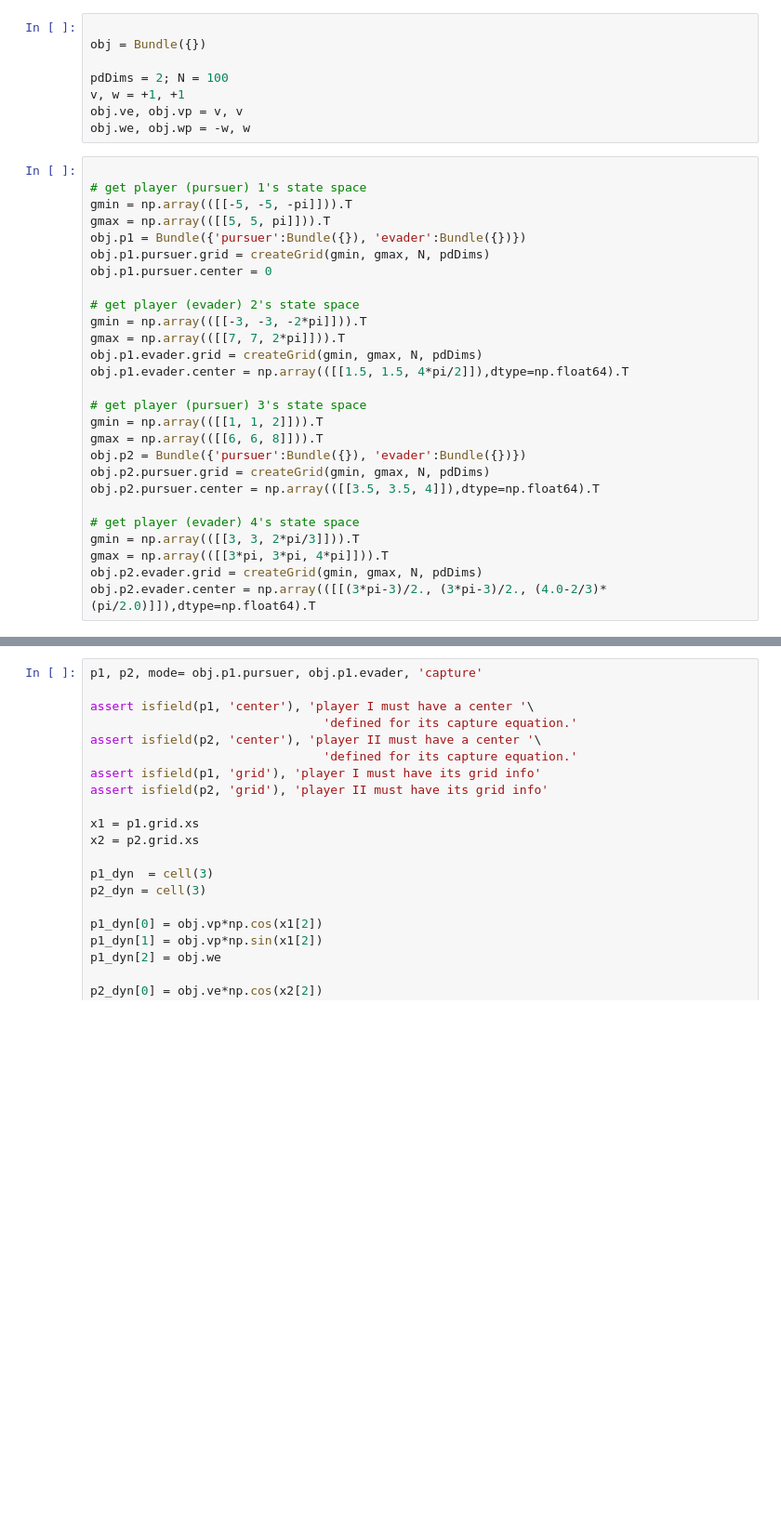
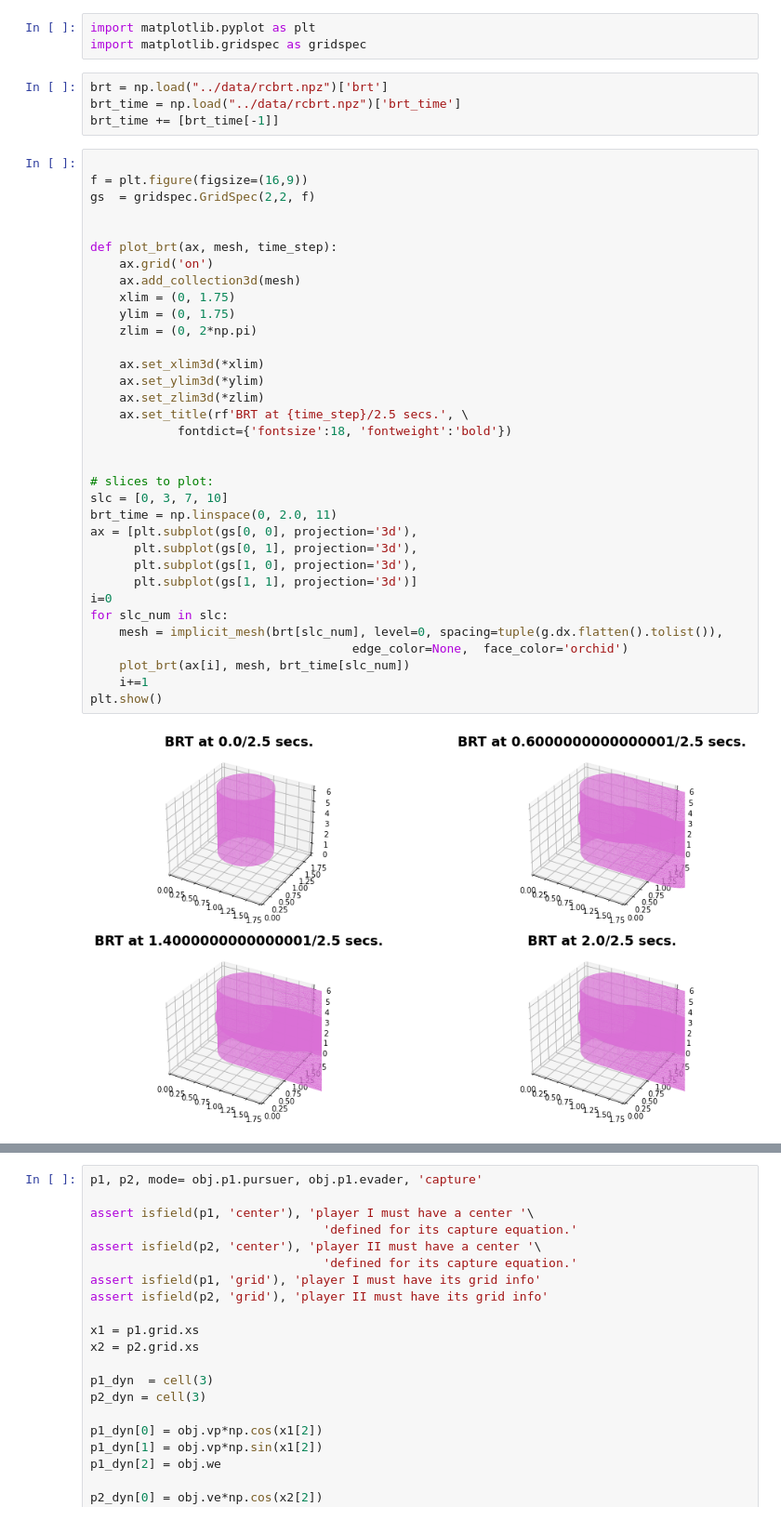
Before and after one commit to robotsorcerer/ComplexBRAT, a Jupyter notebook: Notes/large_brat.ipynb, the cells around one changed output, grey strips where cells are left out. Shown at 93% size. Saved outputs shown, nothing was run; the diff lists cells and outputs as text; blank space fills up the shorter version.

```diff
--- a/Notes/large_brat.ipynb
+++ b/Notes/large_brat.ipynb
@@ -22,35 +20,43 @@ ModuleNotFoundError: No module named 'LevelSetPy'
-# %%
-
-obj = Bundle({})
-
-pdDims = 2; N = 100
-v, w = +1, +1
-obj.ve, obj.vp = v, v
-obj.we, obj.wp = -w, w
-# %%
-
-# get player (pursuer) 1's state space
-gmin = np.array(([[-5, -5, -pi]])).T
-gmax = np.array(([[5, 5, pi]])).T
-obj.p1 = Bundle({'pursuer':Bundle({}), 'evader':Bundle({})})
-obj.p1.pursuer.grid = createGrid(gmin, gmax, N, pdDims)
-obj.p1.pursuer.center = 0
-
-# get player (evader) 2's state space
-gmin = np.array(([[-3, -3, -2*pi]])).T
-gmax = np.array(([[7, 7, 2*pi]])).T
-obj.p1.evader.grid = createGrid(gmin, gmax, N, pdDims)
-obj.p1.evader.center = np.array(([[1.5, 1.5, 4*pi/2]]),dtype=np.float64).T
-
-# get player (pursuer) 3's state space
-gmin = np.array(([[1, 1, 2]])).T
-gmax = np.array(([[6, 6, 8]])).T
-obj.p2 = Bundle({'pursuer':Bundle({}), 'evader':Bundle({})})
-obj.p2.pursuer.grid = createGrid(gmin, gmax, N, pdDims)
-obj.p2.pursuer.center = np.array(([[3.5, 3.5, 4]]),dtype=np.float64).T
-
-# get player (evader) 4's state space
-gmin = np.array(([[3, 3, 2*pi/3]])).T
-gmax = np.array(([[3*pi, 3*pi, 4*pi]])).T
-obj.p2.evader.grid = createGrid(gmin, gmax, N, pdDims)
-obj.p2.evader.center = np.array(([[(3*pi-3)/2., (3*pi-3)/2., (4.0-2/3)*(pi/2.0)]]),dtype=np.float64).T
+# %%
+import matplotlib.pyplot as plt
+import matplotlib.gridspec as gridspec
+# %%
+brt = np.load("../data/rcbrt.npz")['brt']
+brt_time = np.load("../data/rcbrt.npz")['brt_time']
+brt_time += [brt_time[-1]]
+# %%
+
+f = plt.figure(figsize=(16,9))
+gs  = gridspec.GridSpec(2,2, f)
+
+
+def plot_brt(ax, mesh, time_step):
+	ax.grid('on')
+	ax.add_collection3d(mesh)
+	xlim = (0, 1.75)
+	ylim = (0, 1.75)
+	zlim = (0, 2*np.pi)
+
+	ax.set_xlim3d(*xlim)
+	ax.set_ylim3d(*ylim)
+	ax.set_zlim3d(*zlim)
+	ax.set_title(rf'BRT at {time_step}/2.5 secs.', \
+			fontdict={'fontsize':18, 'fontweight':'bold'})
+
+
+# slices to plot:
+slc = [0, 3, 7, 10]
+brt_time = np.linspace(0, 2.0, 11)
+ax = [plt.subplot(gs[0, 0], projection='3d'),
+	  plt.subplot(gs[0, 1], projection='3d'),
+	  plt.subplot(gs[1, 0], projection='3d'),
+	  plt.subplot(gs[1, 1], projection='3d')]
+i=0
+for slc_num in slc:
+	mesh = implicit_mesh(brt[slc_num], level=0, spacing=tuple(g.dx.flatten().tolist()),
+									edge_color=None,  face_color='orchid')
+	plot_brt(ax[i], mesh, brt_time[slc_num])
+	i+=1
+plt.show()
+# %% [output]
+[figure, added]
```
Also changed, not shown: parts of 4 cells of this notebook, 6 other files.
